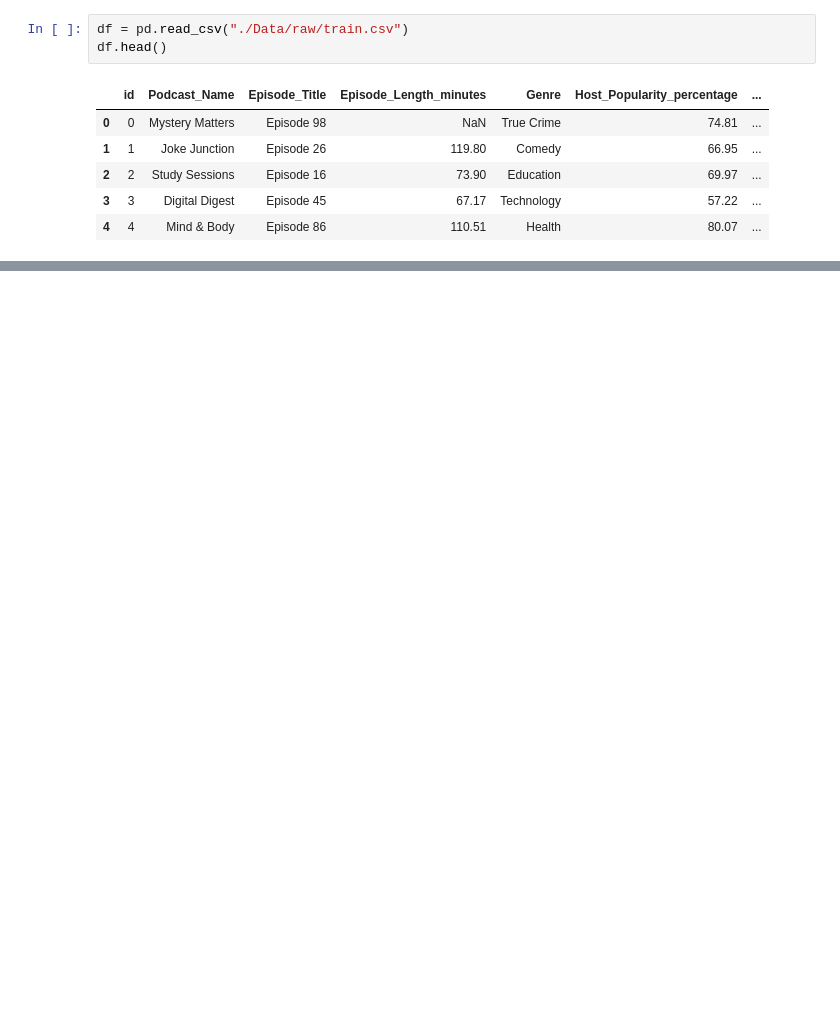
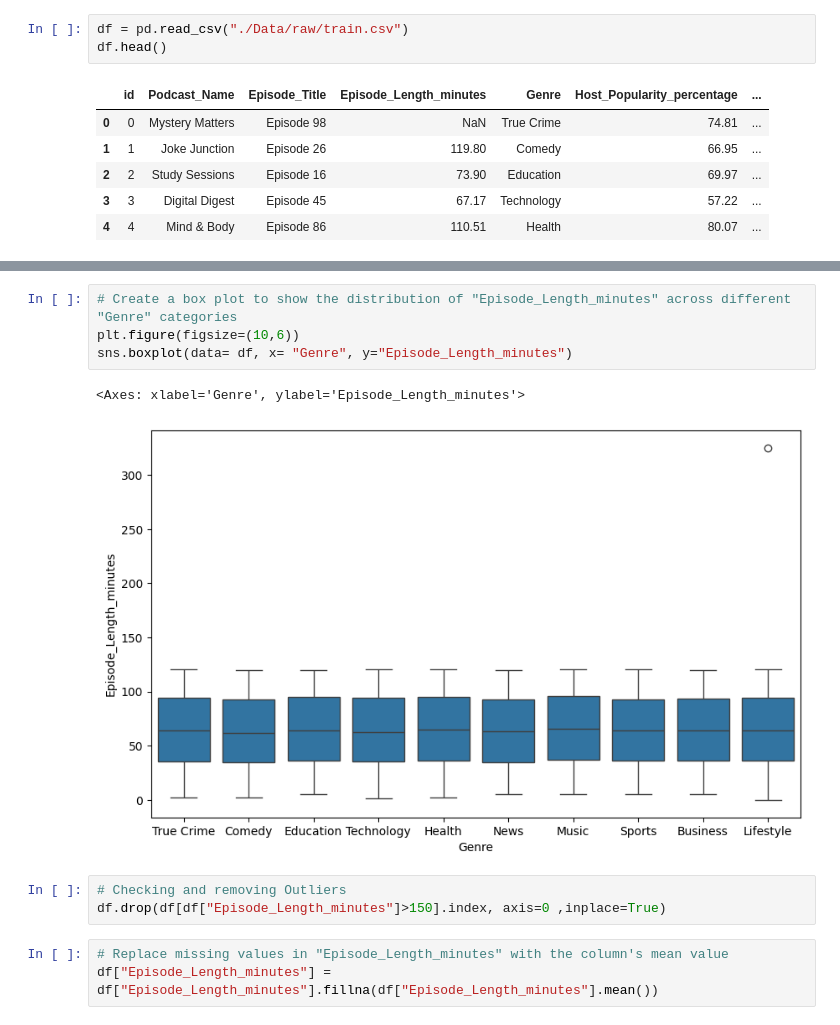
Before and after one commit to Alphalejo/Predict-Podcast-Listening-Time, a Jupyter notebook: EDA.ipynb, the cells around one changed output, grey strips where cells are left out. Saved outputs shown, nothing was run; the diff lists cells and outputs as text; blank space fills up the shorter version.

```diff
--- a/EDA.ipynb
+++ b/EDA.ipynb
@@ -12,0 +84,13 @@ df.head()
+# %%
+# Create a box plot to show the distribution of "Episode_Length_minutes" across different "Genre" categories
+plt.figure(figsize=(10,6))
+sns.boxplot(data= df, x= "Genre", y="Episode_Length_minutes")
+# %% [output]
+<Axes: xlabel='Genre', ylabel='Episode_Length_minutes'>
+[figure, added]
+# %%
+# Checking and removing Outliers
+df.drop(df[df["Episode_Length_minutes"]>150].index, axis=0 ,inplace=True)
+# %%
+# Replace missing values in "Episode_Length_minutes" with the column's mean value
+df["Episode_Length_minutes"] = df["Episode_Length_minutes"].fillna(df["Episode_Length_minutes"].mean())
```
Also changed, not shown: parts of 14 cells of this notebook.
